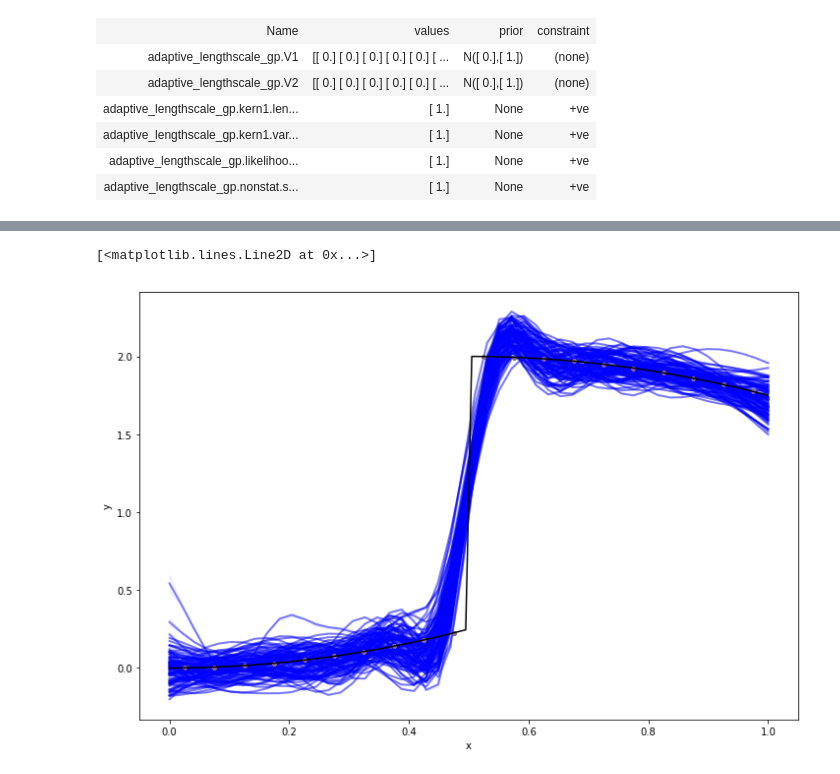
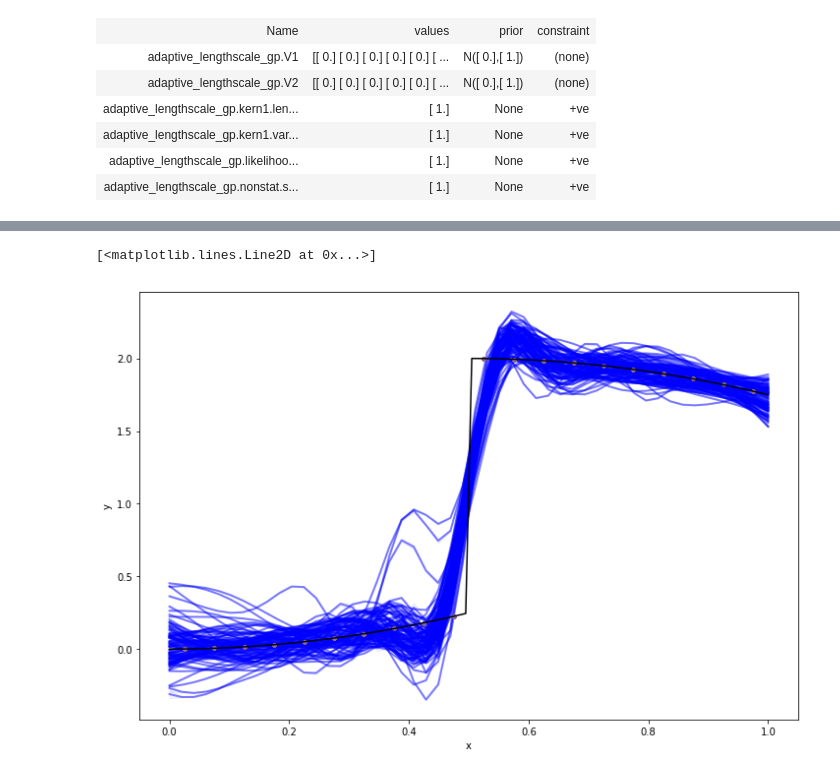
Before and after one commit to nawalgao/AdaptiveGPFlow, a Jupyter notebook: notebooks/adaptive_l_ex2.ipynb, the cells around one changed output, grey strips where cells are left out. Cells and saved outputs as stored; diff of their text form; code cells hidden in the pictures.

```diff
--- a/notebooks/adaptive_l_ex2.ipynb
+++ b/notebooks/adaptive_l_ex2.ipynb
@@ -109,4 +109,4 @@ m
 # %%
-samples = m.sample(2000, verbose=True, epsilon=0.005, thin = 2, burn = 1000, Lmax = 160)
+samples = m.sample(200, verbose=True, epsilon=0.005, thin = 2, burn = 100, Lmax = 160)
 # %% [output]
 burn-in sampling started
@@ -223,16 +213,16 @@ def visualize(Xgrid, Mgrid, Vargrid, noise_var):
 X_true = np.linspace(0,1,100)[:,None]
 Y_true = np.array([objective(x) for x in X_true])[:, None]
 # %%
-mini = 205
-maxi = 300
+mini = 105
+maxi = 200
 plt.figure(figsize=(12,8))
 
 for i in xrange(mini,maxi):
     visualize(xnew, mean_f_mat[i,:], var_f_mat[i,:], noise_var[i])
 plt.plot(X_true, Y_true, 'k')
 # %% [output]
 [<matplotlib.lines.Line2D at 0x...>]
-[figure, old version]
+[figure, new version]
 # %%
 def visualize_l(Xgrid, M, L, U):
     """
```
Also changed, not shown: parts of 6 cells of this notebook, 1 other file.
